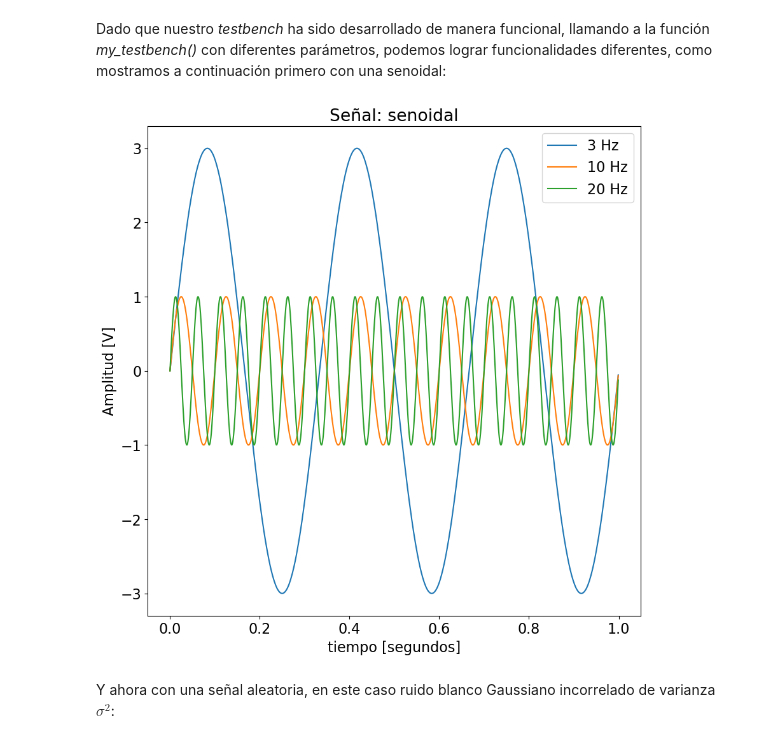
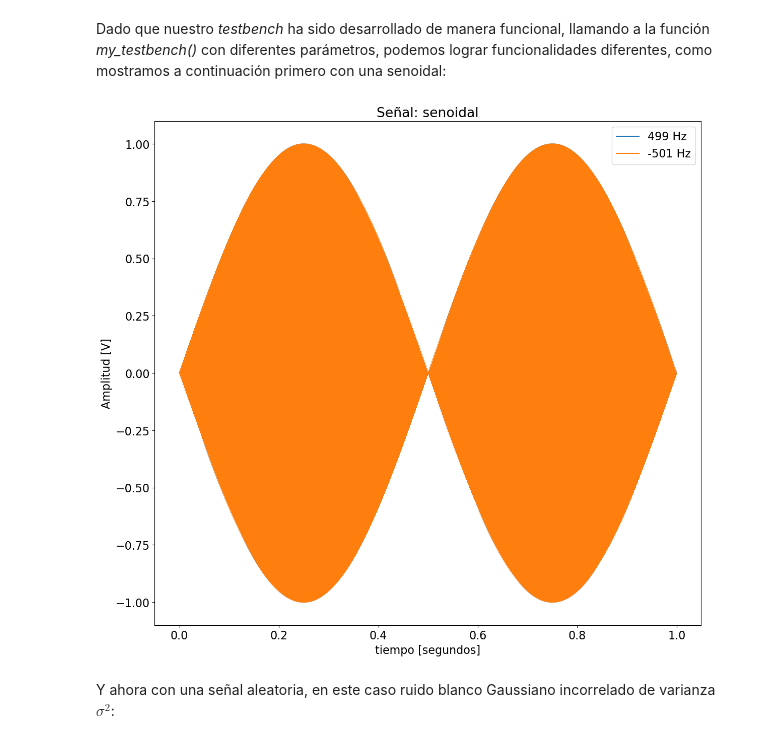
Before and after one commit to EmaOlay/PDS2021, a Jupyter notebook: PDS.ipynb, the cells around one changed output. Saved outputs shown, nothing was run; the diff lists cells and outputs as text; code cells hidden in the pictures.

```diff
--- a/PDS.ipynb
+++ b/PDS.ipynb
@@ -37,16 +37,19 @@ import matplotlib as mpl
 #%%  Inicialización de librerías
 # Setup inline graphics: Esto lo hacemos para que el tamaño de la salida,
 # sea un poco más adecuada al tamaño del documento
-mpl.rcParams['figure.figsize'] = (10,10)
-
-import matplotlib.pyplot as plt
-import pdsmodulos as pds
-
 #%% Esto tiene que ver con cuestiones de presentación de los gráficos,
 # NO ES IMPORTANTE
 fig_sz_x = 14
 fig_sz_y = 13
 fig_dpi = 80 # dpi
+
+
+mpl.rcParams['figure.figsize'] = (fig_sz_x,fig_sz_y)
+
+import matplotlib.pyplot as plt
+import pdsmodulos as pds
+
+
 
 fig_font_family = 'Ubuntu'
 fig_font_size = 16
@@ -130,18 +133,18 @@ def my_testbench( sig_type ):
 Dado que nuestro *testbench* ha sido desarrollado de manera funcional, llamando a la función *my_testbench()* con diferentes parámetros, podemos lograr funcionalidades diferentes, como mostramos a continuación primero con una senoidal:
 # %%
 sig_props = { 'tipo': 'senoidal',
-              'frecuencia': (3, 10, 20), # Uso de tuplas para las frecuencias
-              'amplitud':   (3, 1,  1),
-              'fase':       (0, 0,  0)
+              'frecuencia': (499, -501), # Uso de tuplas para las frecuencias
+              'amplitud':   (1, 1),
+              'fase':       (0, 0)
              }
 # Como también puedo agregar un campo descripción de manera programática
 # este tipo de sintaxis es *MUY* de Python
 sig_props['descripcion'] = [ str(a_freq) + ' Hz' for a_freq in sig_props['frecuencia'] ]
 
 # Invocamos a nuestro testbench exclusivamente:
 my_testbench( sig_props )
 # %% [output]
-[figure, old version]
+[figure, new version]
 # %% [markdown]
 Y ahora con una señal aleatoria, en este caso ruido blanco Gaussiano incorrelado de varianza $\sigma^2$:
 # %%
```
Also changed, not shown: parts of 1 cell of this notebook.
